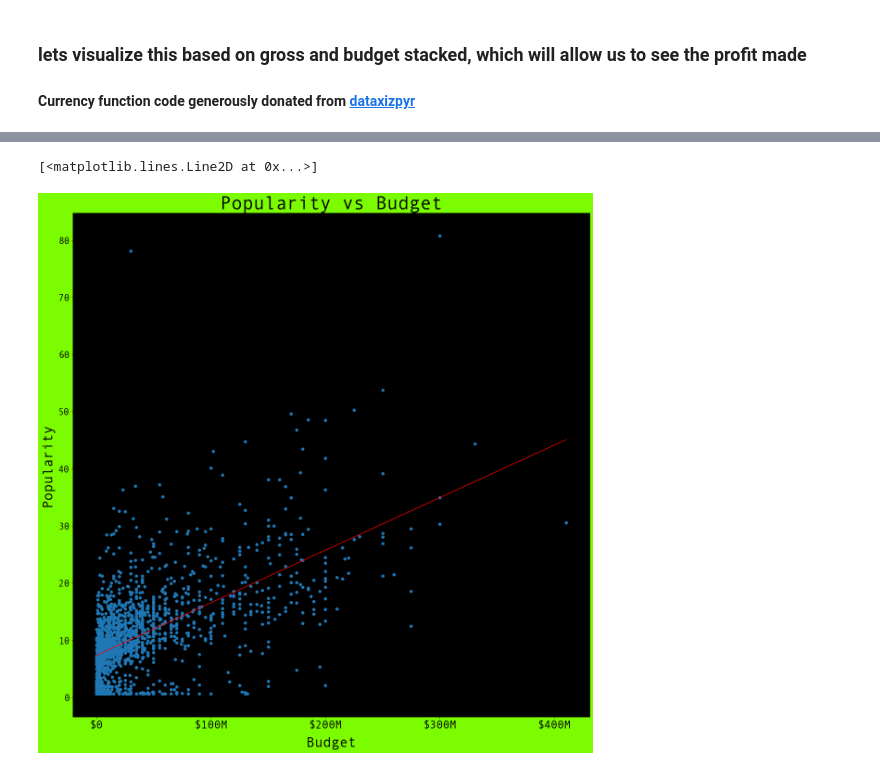
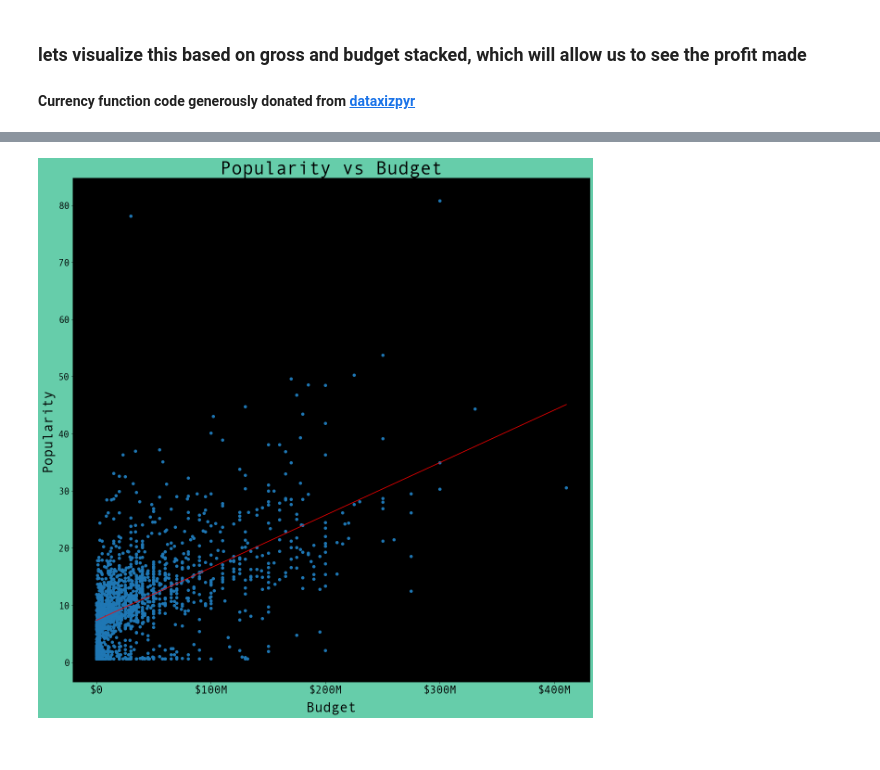
Before and after one commit to patrick-anastasio/Flatiron_DSC-Phase1_Project, a Jupyter notebook: popularity_and_financials.ipynb, the cells around one changed output, grey strips where cells are left out. Cells and saved outputs as stored; diff of their text form; code cells hidden in the pictures.

```diff
--- a/popularity_and_financials.ipynb
+++ b/popularity_and_financials.ipynb
@@ -431,24 +433,24 @@ plt.plot(movie_financials['Domestic Gross'], m*movie_financials['Domestic Gross'
 # %%
 # Lets do the same for popularity an budget
 
 fig, ax = plt.subplots()
 fig.set_size_inches(20, 20)
-fig.set_facecolor('lawngreen')
+fig.set_facecolor('mediumaquamarine')
 ax.set_facecolor('black')
 ax.scatter(movie_financials['Budget'], popularity_non_null['popularity'])
 ax.set_xlabel('Budget', font='Andale Mono', fontsize=30, labelpad=15)
 ax.set_ylabel('Popularity', rotation=90, font='Andale Mono', fontsize=30, labelpad=10)
 ax.set_title('Popularity vs Budget', font='Andale Mono', fontsize=40, weight='bold', loc="center", pad=0)
 # labels = 'Domestic Gross', 'Budget'
 # ax.legend(labels, fontsize=20, facecolor='lawngreen', loc=7)
 plt.xticks(font='Andale Mono', fontsize=24, weight='bold')
 plt.yticks(font='Andale Mono', fontsize=20, weight='bold')
 # ax.invert_yaxis()
 ax.xaxis.set_major_formatter(currency)
 m, b = np.polyfit(movie_financials['Budget'], popularity_non_null['popularity'], 1)
 
 #add linear regression line to scatterplot
 plt.plot(movie_financials['Budget'], m*movie_financials['Budget']+b, color='red')
+plt.savefig('./images/popularity_vs_budget.png')
 # %% [output]
-[<matplotlib.lines.Line2D at 0x...>]
-[figure, old version]
+[figure, new version]
```
Also changed, not shown: parts of 11 cells of this notebook, 9 other files.
